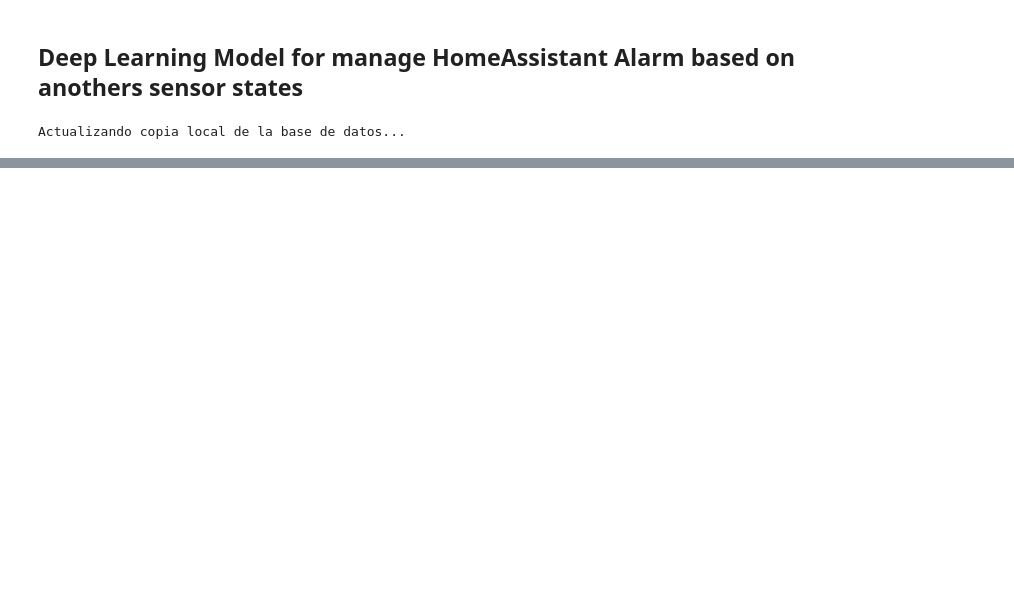
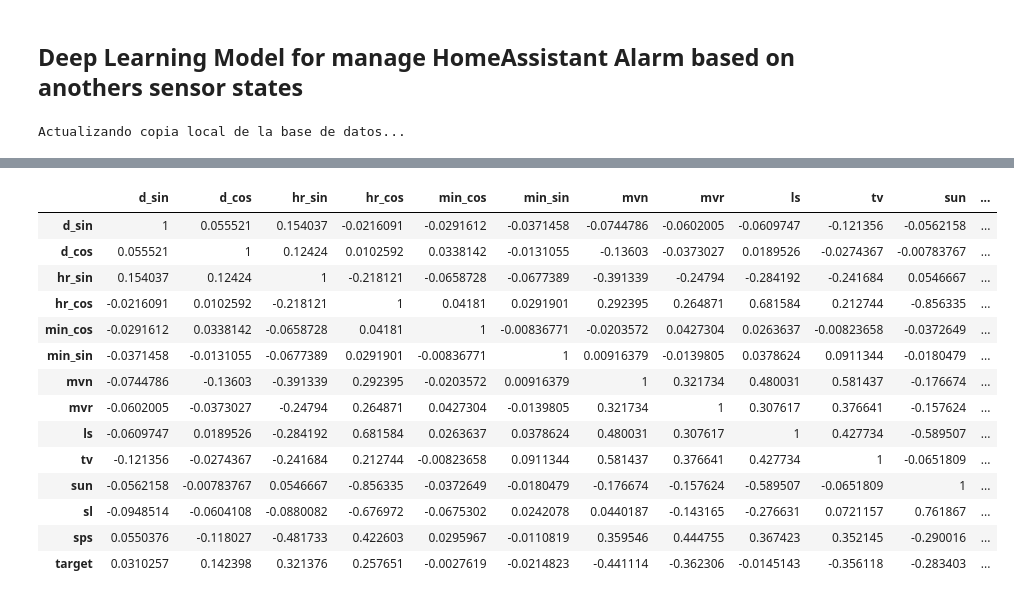
Before and after one commit to rrbarrero/hamlalarm_proyect, a Jupyter notebook: ha_deep_alarm.ipynb, the cells around one changed output, grey strips where cells are left out. Saved outputs shown, nothing was run; the diff lists cells and outputs as text; code cells hidden in the pictures; blank space fills up the shorter version.

```diff
--- a/ha_deep_alarm.ipynb
+++ b/ha_deep_alarm.ipynb
@@ -79,0 +163,20 @@ Results: 87.89% (+/- 8.76%)
+# %%
+corr = df[[ 'd_sin','d_cos', 'hr_sin', 'hr_cos', 'min_cos', 'min_sin',
+        'mvn', 'mvr', 'ls', 'tv', 'sun', 'sl', 'sps', 'target']].corr()
+corr.style.background_gradient(cmap='coolwarm')
+# %% [output]
+|  | d_sin | d_cos | hr_sin | hr_cos | min_cos | min_sin | mvn | mvr | ls | tv | sun | ... |
+| d_sin | 1 | 0.055521 | 0.154037 | -0.0216091 | -0.0291612 | -0.0371458 | -0.0744786 | -0.0602005 | -0.0609747 | -0.121356 | -0.0562158 | ... |
+| d_cos | 0.055521 | 1 | 0.12424 | 0.0102592 | 0.0338142 | -0.0131055 | -0.13603 | -0.0373027 | 0.0189526 | -0.0274367 | -0.00783767 | ... |
+| hr_sin | 0.154037 | 0.12424 | 1 | -0.218121 | -0.0658728 | -0.0677389 | -0.391339 | -0.24794 | -0.284192 | -0.241684 | 0.0546667 | ... |
+| hr_cos | -0.0216091 | 0.0102592 | -0.218121 | 1 | 0.04181 | 0.0291901 | 0.292395 | 0.264871 | 0.681584 | 0.212744 | -0.856335 | ... |
+| min_cos | -0.0291612 | 0.0338142 | -0.0658728 | 0.04181 | 1 | -0.00836771 | -0.0203572 | 0.0427304 | 0.0263637 | -0.00823658 | -0.0372649 | ... |
+| min_sin | -0.0371458 | -0.0131055 | -0.0677389 | 0.0291901 | -0.00836771 | 1 | 0.00916379 | -0.0139805 | 0.0378624 | 0.0911344 | -0.0180479 | ... |
+| mvn | -0.0744786 | -0.13603 | -0.391339 | 0.292395 | -0.0203572 | 0.00916379 | 1 | 0.321734 | 0.480031 | 0.581437 | -0.176674 | ... |
+| mvr | -0.0602005 | -0.0373027 | -0.24794 | 0.264871 | 0.0427304 | -0.0139805 | 0.321734 | 1 | 0.307617 | 0.376641 | -0.157624 | ... |
+| ls | -0.0609747 | 0.0189526 | -0.284192 | 0.681584 | 0.0263637 | 0.0378624 | 0.480031 | 0.307617 | 1 | 0.427734 | -0.589507 | ... |
+| tv | -0.121356 | -0.0274367 | -0.241684 | 0.212744 | -0.00823658 | 0.0911344 | 0.581437 | 0.376641 | 0.427734 | 1 | -0.0651809 | ... |
+| sun | -0.0562158 | -0.00783767 | 0.0546667 | -0.856335 | -0.0372649 | -0.0180479 | -0.176674 | -0.157624 | -0.589507 | -0.0651809 | 1 | ... |
+| sl | -0.0948514 | -0.0604108 | -0.0880082 | -0.676972 | -0.0675302 | 0.0242078 | 0.0440187 | -0.143165 | -0.276631 | 0.0721157 | 0.761867 | ... |
+| sps | 0.0550376 | -0.118027 | -0.481733 | 0.422603 | 0.0295967 | -0.0110819 | 0.359546 | 0.444755 | 0.367423 | 0.352145 | -0.290016 | ... |
+| target | 0.0310257 | 0.142398 | 0.321376 | 0.257651 | -0.0027619 | -0.0214823 | -0.441114 | -0.362306 | -0.0145143 | -0.356118 | -0.283403 | ... |
```
Also changed, not shown: parts of 19 cells of this notebook.
